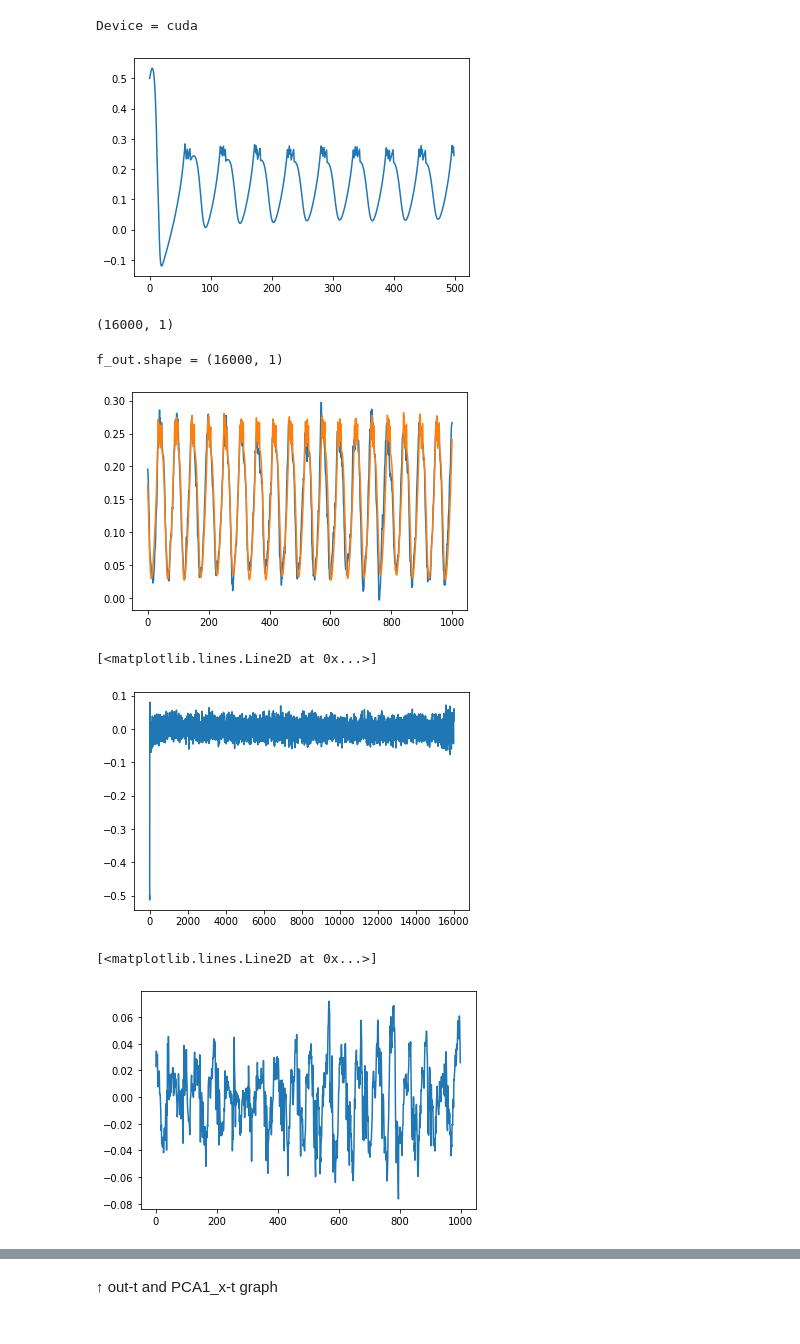
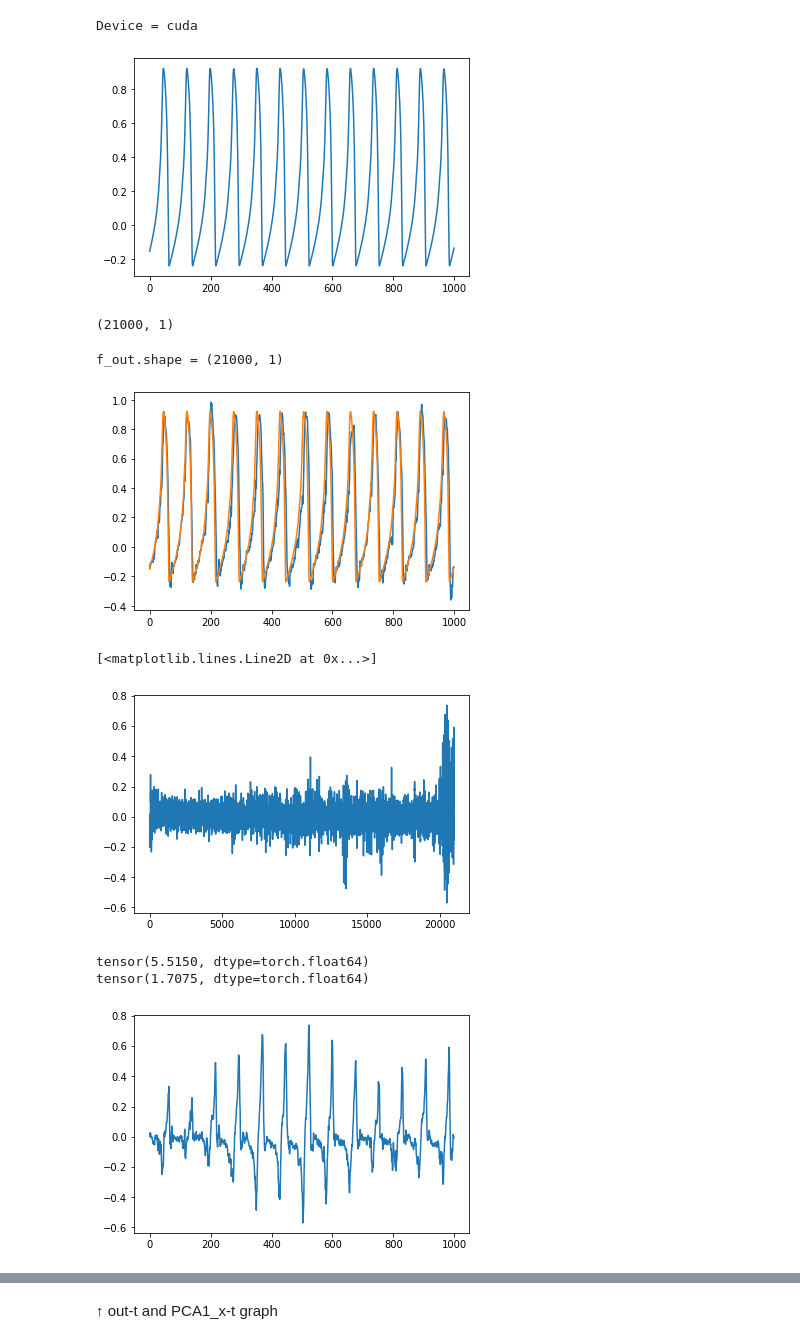
Before and after one commit to aw02m/Spiking_neural_networks, a Jupyter notebook: notebooks/spiking_positive_beta.ipynb, the cells around one changed output, grey strips where cells are left out. Drawn from its saved outputs; the diff is of its cells as text; code cells hidden in the pictures.

```diff
--- a/notebooks/spiking_positive_beta.ipynb
+++ b/notebooks/spiking_positive_beta.ipynb
@@ -12,7 +12,7 @@ Device = cuda
 # %%
 # params_spiking = KNNetParameters(eps = 0.015, beta = 0.0, d = 0.26, a = 0.25, J = 0.1081 + 0.1)
 # params_spiking = KNNetParameters(eps = 0.015, beta = 0.03, d = 0.26, a = 0.25, J = 0.1081 + 0.1)
-params_spiking = KNNetParameters(eps = 0.015, beta = 0.05, d = 0.26, a = 0.25, J = 0.15)
+params_spiking = KNNetParameters(eps = 0.015, beta = 0.02, d = 0.26, a = 0.25, J = 0.1081 + 0.1)
 
 def one_neuron(x0, y0, iteration, p: KNNetParameters):
     """The dynamics of one neuron. Return x, y."""
@@ -28,36 +28,38 @@ def one_neuron(x0, y0, iteration, p: KNNetParameters):
         y[i + 1] = y[i] + p.eps * (x[i] - p.J)
     return x, y
 # %%
-imin = 0; icrit = 15000; nt = 16000
+imin = 0; icrit = 20000; nt = 21000
 # imin = 0; icrit = 20000; nt = 21000
-f_out, _ = one_neuron(.5, 0, nt, params_spiking)
+f_out, _ = one_neuron(.2, 0, nt, params_spiking)
 %matplotlib inline
 plt.figure()
-plt.plot(f_out[0:500])
+plt.plot(f_out[-1000:])
 plt.show()
 plt.close()
 # %% [output]
-[figure, old version]
+[figure, new version]
 # %%
 f_out = f_out.reshape(f_out.shape[0], 1)
 print(f_out.shape)
 # %% [output]
-(16000, 1)
+(21000, 1)
 # %%
 input_size = 0
 hidden_size = 2000
 output_size = 1
-eps_m = 0.05
-delta_eps = 0.04
-# a = 0.25
-a = 0.3
+eps_m = 0.035
+# eps_m = 0.02
+delta_eps = 0.005
+# delta_eps = 0
+a = 0.25
+# a = 0
 eps = -delta_eps + 2 * delta_eps * torch.rand(hidden_size, 1).to(device) + eps_m
 #eps = torch.as_tensor(eps_m).to(device)
 # J = (1 + a - torch.sqrt(1 + a * a - a + 3 * eps)) / 3 + 0.01 # Slightly more bifurcation value
 J = (1 + a - torch.sqrt(1 + a * a - a + 3 * eps)) / 3 + 0.05
 J = J.to(device)
-p = KNNetParameters(eps=eps, J=J, q=2.0)
-# p = KNNetParameters(eps=eps, J=J, q=0.8)
+# p = KNNetParameters(eps=eps, J=J)
+p = KNNetParameters(eps=eps, J=J, q=1.5, g=0.1)
 
 
 x_initial = 0.6 * torch.rand(hidden_size, 1).to(device)
@@ -73,7 +75,7 @@ fl = ForceLearn(net=net, lp=lp, save_states=True)
 f_out = f_out.reshape((f_out.shape[0], 1))
 print(f"f_out.shape = {f_out.shape}")
 # %% [output]
-f_out.shape = (16000, 1)
+f_out.shape = (21000, 1)
 # %%
 train_logs, states = fl.train(target_outputs=f_out, state=initial_state)
 # %%
@@ -85,17 +87,21 @@ plt.plot(f_out[-1000:, 0])
 plt.show()
 plt.close()
 # %% [output]
-[figure, old version]
+[figure, new version]
 # %%
 plt.plot((train_logs.numpy()[:, 0, 0] - f_out[:, 0]))
 # %% [output]
 [<matplotlib.lines.Line2D at 0x...>]
-[figure, old version]
+[figure, new version]
 # %%
 plt.plot((train_logs.numpy()[-1000:, 0, 0] - f_out[-1000:, 0]))
+L2 = torch.linalg.norm(train_logs[-1000:, 0, 0] - f_out[-1000:, 0])
+print(L2)
+print(torch.log(L2))
 # %% [output]
-[<matplotlib.lines.Line2D at 0x...>]
+tensor(5.5150, dtype=torch.float64)
+tensor(1.7075, dtype=torch.float64)
-[figure, old version]
+[figure, new version]
 # %%
 
 x = []
```
Also changed, not shown: parts of 13 cells of this notebook, 3 other files.
